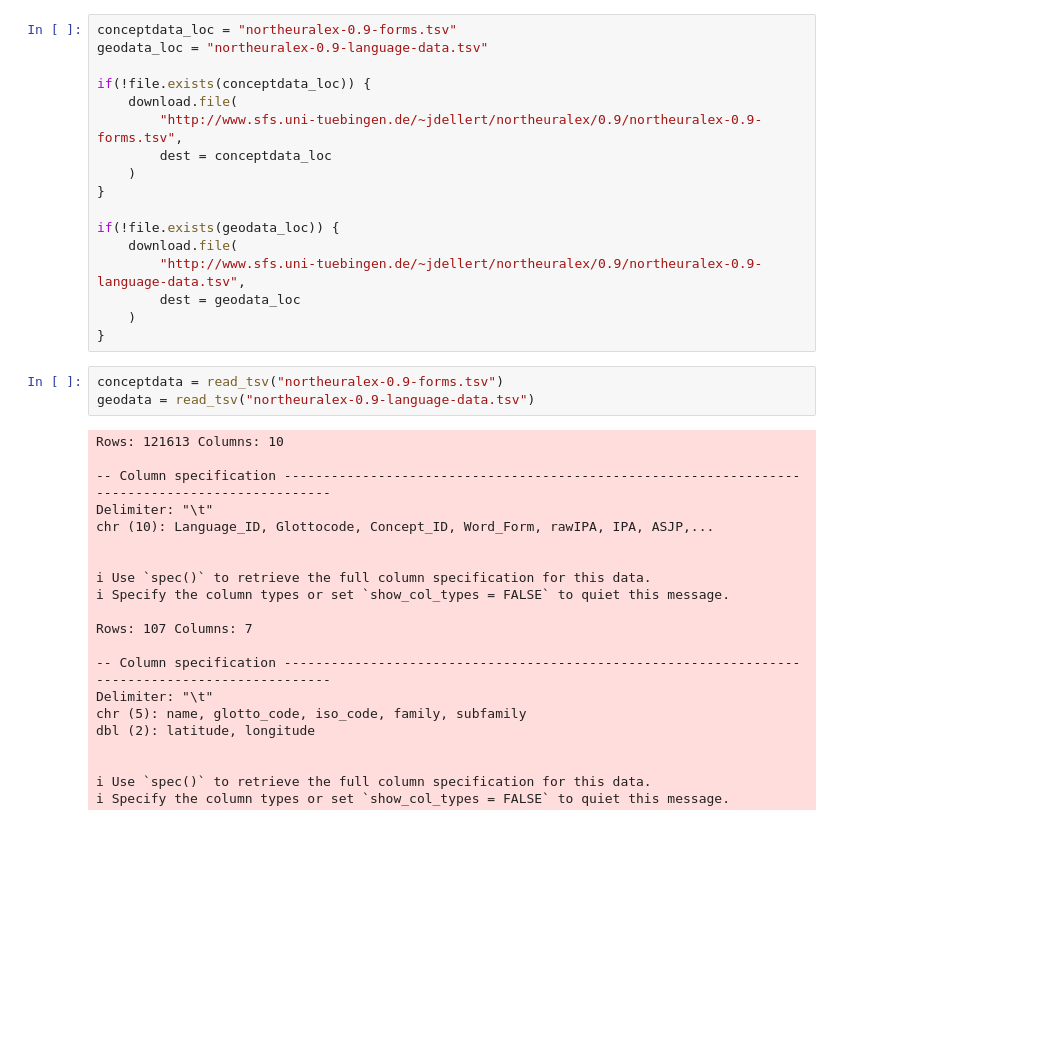
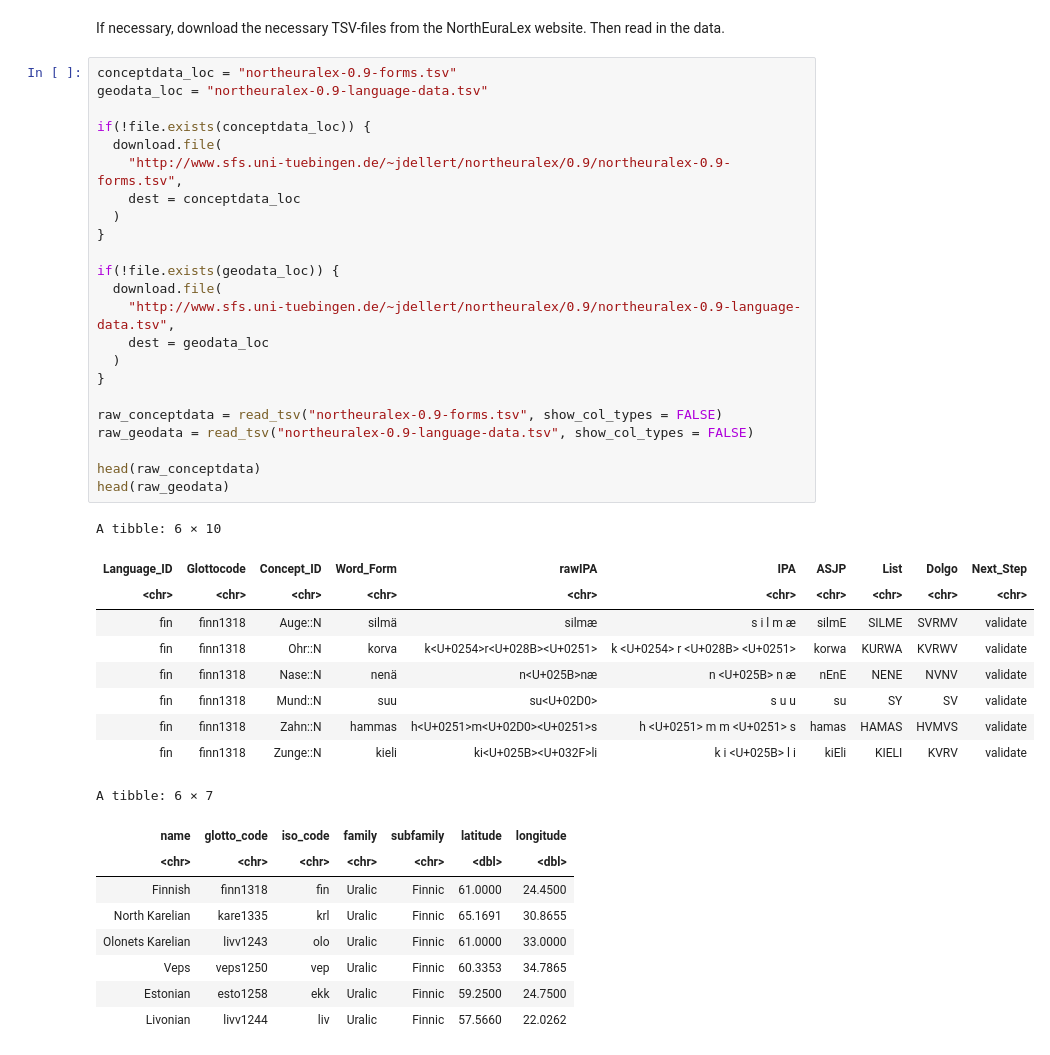
Before and after one commit to Arcumenn/BA-Thesis_NorthEuraLex, a Jupyter notebook: BA-Thesis.ipynb, the cells around one changed output. Cells and saved outputs as stored; diff of their text form; blank space fills up the shorter version.

```diff
--- a/BA-Thesis.ipynb
+++ b/BA-Thesis.ipynb
@@ -17,44 +15,47 @@ v readr   2.0.2     v forcats 0.5.1
 -- Conflicts ---------------------------------------------------------------------------------- tidyverse_conflicts() --
 x dplyr::filter() masks stats::filter()
 x dplyr::lag()    masks stats::lag()
+# %% [markdown]
+If necessary, download the necessary TSV-files from the NorthEuraLex website. Then read in the data.
 # %%
 conceptdata_loc = "northeuralex-0.9-forms.tsv"
 geodata_loc = "northeuralex-0.9-language-data.tsv"
 
 if(!file.exists(conceptdata_loc)) {
-    download.file(
-        "http://www.sfs.uni-tuebingen.de/~jdellert/northeuralex/0.9/northeuralex-0.9-forms.tsv",
-        dest = conceptdata_loc
-    )
+  download.file(
+    "http://www.sfs.uni-tuebingen.de/~jdellert/northeuralex/0.9/northeuralex-0.9-forms.tsv",
+    dest = conceptdata_loc
+  )
 }
 
 if(!file.exists(geodata_loc)) {
-    download.file(
-        "http://www.sfs.uni-tuebingen.de/~jdellert/northeuralex/0.9/northeuralex-0.9-language-data.tsv",
-        dest = geodata_loc
-    )
+  download.file(
+    "http://www.sfs.uni-tuebingen.de/~jdellert/northeuralex/0.9/northeuralex-0.9-language-data.tsv",
+    dest = geodata_loc
+  )
 }
+
+raw_conceptdata = read_tsv("northeuralex-0.9-forms.tsv", show_col_types = FALSE)
+raw_geodata = read_tsv("northeuralex-0.9-language-data.tsv", show_col_types = FALSE)
+
+head(raw_conceptdata)
+head(raw_geodata)
+# %% [output]
+A tibble: 6 × 10
+| Language_ID | Glottocode | Concept_ID | Word_Form | rawIPA | IPA | ASJP | List | Dolgo | Next_Step |
+| <chr> | <chr> | <chr> | <chr> | <chr> | <chr> | <chr> | <chr> | <chr> | <chr> |
+| fin | finn1318 | Auge::N | silmä | silmæ | s i l m æ | silmE | SILME | SVRMV | validate |
+| fin | finn1318 | Ohr::N | korva | k<U+0254>r<U+028B><U+0251> | k <U+0254> r <U+028B> <U+0251> | korwa | KURWA | KVRWV | validate |
+| fin | finn1318 | Nase::N | nenä | n<U+025B>næ | n <U+025B> n æ | nEnE | NENE | NVNV | validate |
+| fin | finn1318 | Mund::N | suu | su<U+02D0> | s u u | su | SY | SV | validate |
+| fin | finn1318 | Zahn::N | hammas | h<U+0251>m<U+02D0><U+0251>s | h <U+0251> m m <U+0251> s | hamas | HAMAS | HVMVS | validate |
+| fin | finn1318 | Zunge::N | kieli | ki<U+025B><U+032F>li | k i <U+025B> l i | kiEli | KIELI | KVRV | validate |
+A tibble: 6 × 7
+| name | glotto_code | iso_code | family | subfamily | latitude | longitude |
+| <chr> | <chr> | <chr> | <chr> | <chr> | <dbl> | <dbl> |
+| Finnish | finn1318 | fin | Uralic | Finnic | 61.0000 | 24.4500 |
+| North Karelian | kare1335 | krl | Uralic | Finnic | 65.1691 | 30.8655 |
+| Olonets Karelian | livv1243 | olo | Uralic | Finnic | 61.0000 | 33.0000 |
+| Veps | veps1250 | vep | Uralic | Finnic | 60.3353 | 34.7865 |
+| Estonian | esto1258 | ekk | Uralic | Finnic | 59.2500 | 24.7500 |
+| Livonian | livv1244 | liv | Uralic | Finnic | 57.5660 | 22.0262 |
-# %%
-conceptdata = read_tsv("northeuralex-0.9-forms.tsv")
-geodata = read_tsv("northeuralex-0.9-language-data.tsv")
-# %% [output]
-Rows: 121613 Columns: 10
-
--- Column specification ------------------------------------------------------------------------------------------------
-Delimiter: "\t"
-chr (10): Language_ID, Glottocode, Concept_ID, Word_Form, rawIPA, IPA, ASJP,...
-
-
-i Use `spec()` to retrieve the full column specification for this data.
-i Specify the column types or set `show_col_types = FALSE` to quiet this message.
-
-Rows: 107 Columns: 7
-
--- Column specification ------------------------------------------------------------------------------------------------
-Delimiter: "\t"
-chr (5): name, glotto_code, iso_code, family, subfamily
-dbl (2): latitude, longitude
-
-
-i Use `spec()` to retrieve the full column specification for this data.
-i Specify the column types or set `show_col_types = FALSE` to quiet this message.
```
Also changed, not shown: parts of 24 cells of this notebook.
